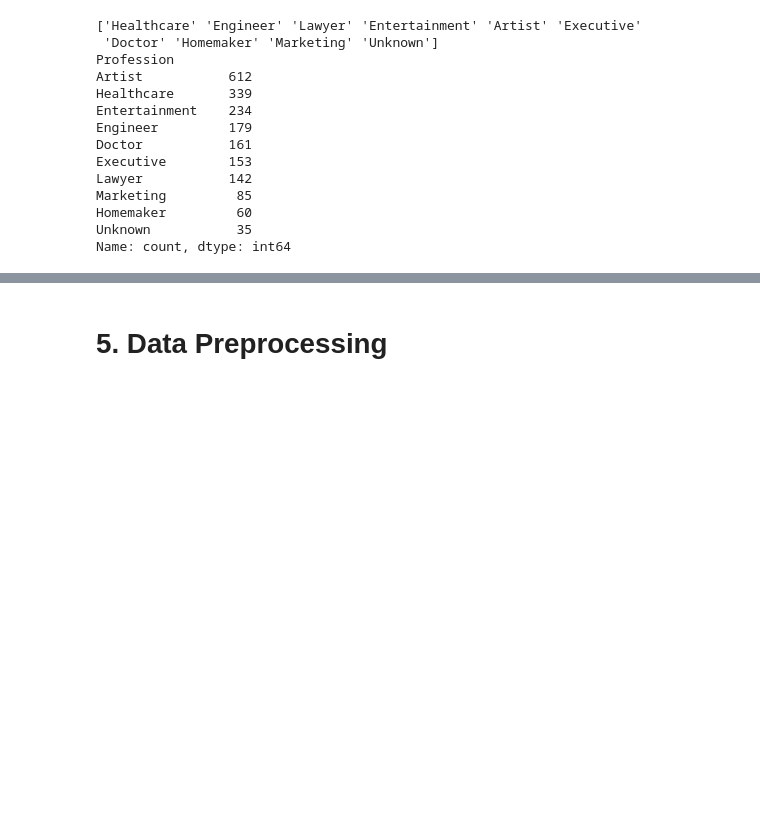
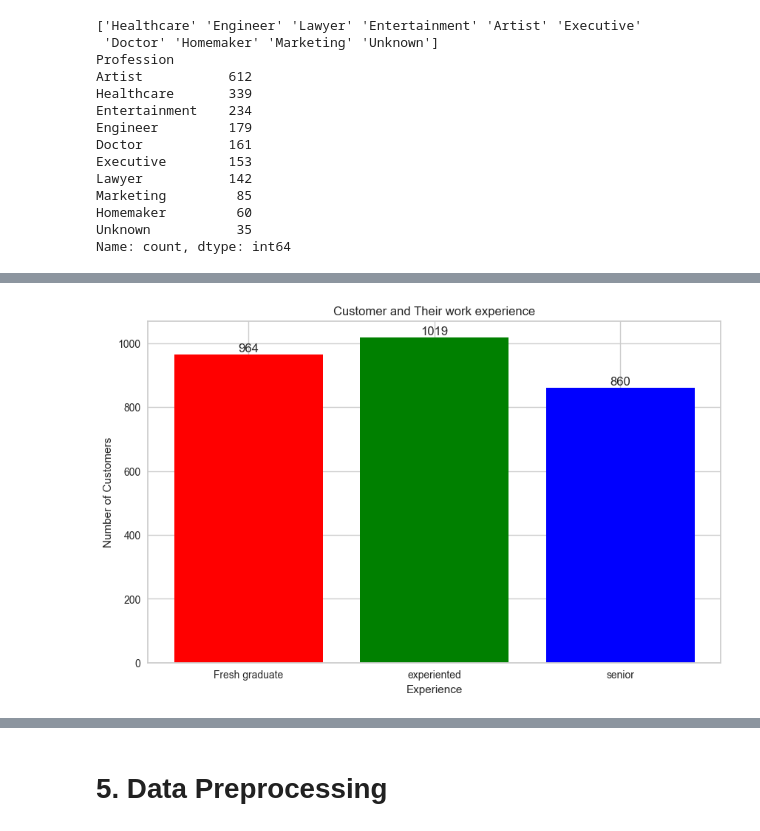
Before and after one commit to MrasyidN/belajarMachineLearning, a Jupyter notebook: Proyek/[Clustering]_Submission_Akhir_BMLP_MuhammadRasyidNurrohim.ipynb, the cells around one changed output, grey strips where cells are left out. Saved outputs shown, nothing was run; the diff lists cells and outputs as text; code cells hidden in the pictures; blank space fills up the shorter version.

```diff
--- a/Proyek/[Clustering]_Submission_Akhir_BMLP_MuhammadRasyidNurrohim.ipynb
+++ b/Proyek/[Clustering]_Submission_Akhir_BMLP_MuhammadRasyidNurrohim.ipynb
@@ -319,0 +387,25 @@ Name: count, dtype: int64
+# %%
+# pengelompokan kolom workd expirience
+
+exp_fg = df["Work Experience"][(df["Work Experience"] <= 2 )]
+exp_e = df["Work Experience"][(df["Work Experience"] <= 3 ) & (df["Work Experience"] <= 5 ) ]
+exp_s = df["Work Experience"][(df["Work Experience"] >= 5 )]
+
+## Menyusun data untuk plotting
+expx = ["Fresh graduate", "experiented", "senior"]
+expy = [len(exp_fg.values), len(exp_e.values), len(exp_s.values)]
+
+# Membuat bar chart untuk distribusi usia pelanggan
+plt.figure(figsize=(10, 6))
+plt.bar(expx, expy, color=['red', 'green', 'blue'])
+plt.title("Customer and Their work experience")
+plt.xlabel("Experience")
+plt.ylabel("Number of Customers")
+
+# Menambahkan label jumlah pelanggan di atas setiap bar
+for i in range(len(expx)):
+    plt.text(i, expy[i] + 2, str(expy[i]), ha='center', va='bottom', fontsize=12)
+
+plt.show()
+# %% [output]
+[figure, added]
```
Also changed, not shown: parts of 20 cells of this notebook.
